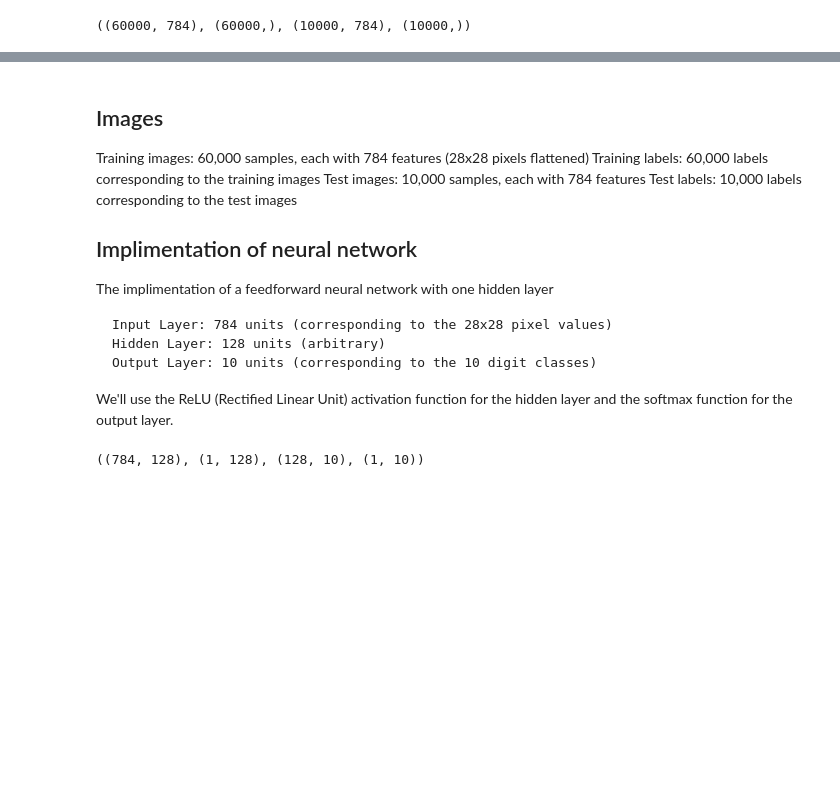
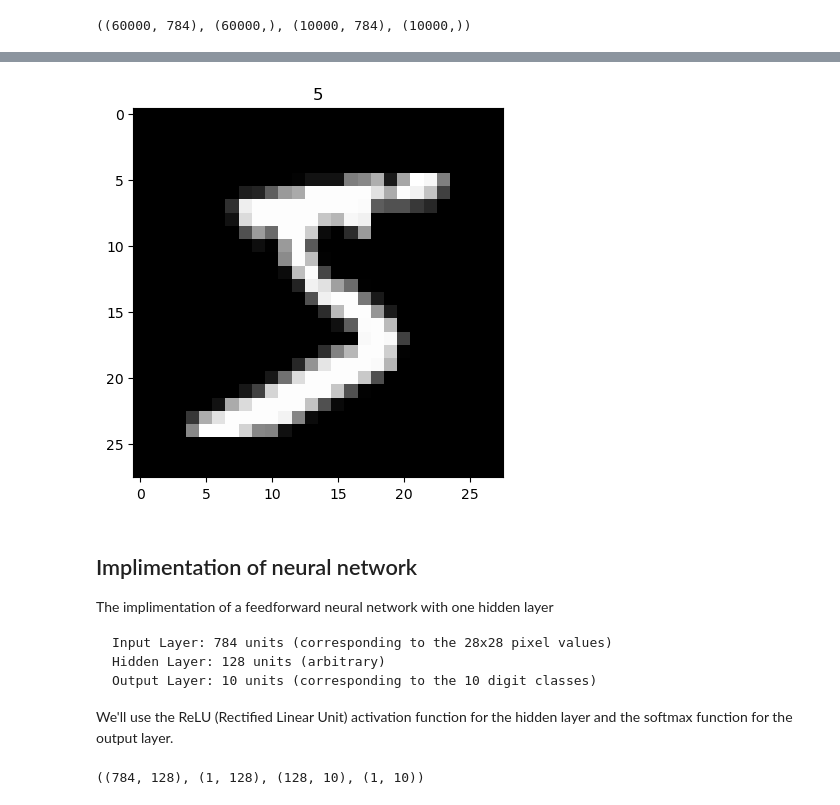
Before and after one commit to MitchellKij/MachineLearning-Assignment, a Jupyter notebook: NeuralNetworkFromScratch.ipynb, the cells around one changed output, grey strips where cells are left out. Cells and saved outputs as stored; diff of their text form; code cells hidden in the pictures; blank space fills up the shorter version.

```diff
--- a/NeuralNetworkFromScratch.ipynb
+++ b/NeuralNetworkFromScratch.ipynb
@@ -81,11 +89,12 @@ train_images.shape, train_labels.shape, test_images.shape, test_labels.shape
+# %%
+# Display an image and a label
+i = 0
+plt.imshow(train_images[i].reshape((28, 28)), cmap='gray')
+plt.title(train_labels[i])
+plt.show()
+# %% [output]
+[figure, added]
 # %% [markdown]
-## Images
-
-Training images: 60,000 samples, each with 784 features (28x28 pixels flattened)
-Training labels: 60,000 labels corresponding to the training images
-Test images: 10,000 samples, each with 784 features
-Test labels: 10,000 labels corresponding to the test images
-
 ## Implimentation of neural network
 The implimentation of a feedforward neural network with one hidden layer
 
```
Also changed, not shown: parts of 9 cells of this notebook, 1 other file.
